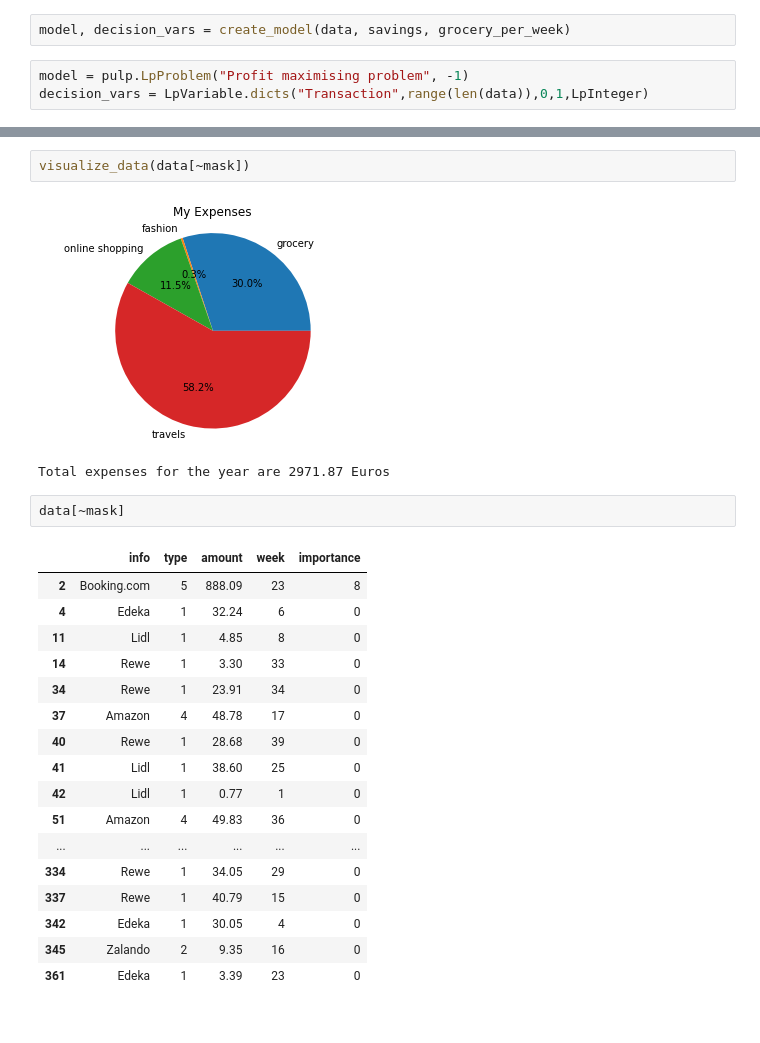
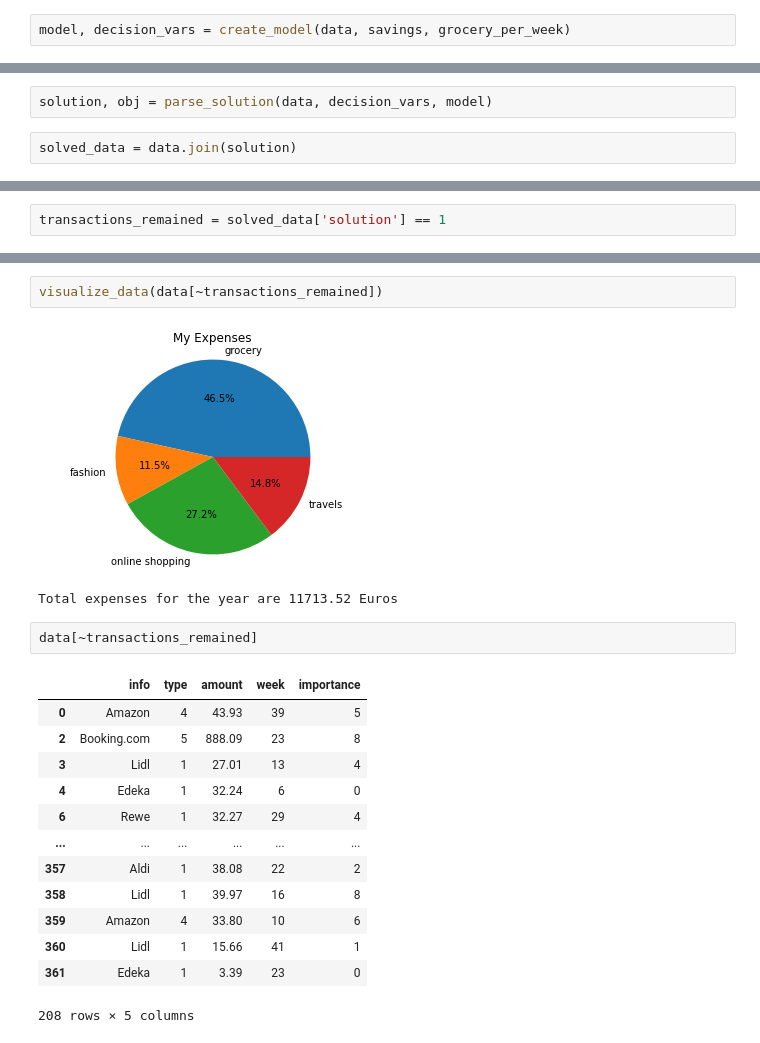
Before and after one commit to nonvisual/budget_optimization, a Jupyter notebook: Bank_account_optimization.ipynb, the cells around one changed output, grey strips where cells are left out. Saved outputs shown, nothing was run; the diff lists cells and outputs as text.

Commit message:
Extracted visualization, refactored notebook

```diff
--- a/Bank_account_optimization.ipynb
+++ b/Bank_account_optimization.ipynb
@@ -65,5 +61,2 @@ grocery_per_week = 50.0
 # %%
 model, decision_vars = create_model(data, savings, grocery_per_week)
-# %%
-model = pulp.LpProblem("Profit maximising problem", -1)
-decision_vars = LpVariable.dicts("Transaction",range(len(data)),0,1,LpInteger)
@@ -84,0 +67,4 @@ mask = np.array([True if decision_vars[t].varValue > 0.5 else False for t in ran
+# %%
+solution, obj = parse_solution(data, decision_vars, model)
+# %%
+solved_data = data.join(solution)
@@ -85 +77,3 @@ mask = np.array([True if decision_vars[t].varValue > 0.5 else False for t in ran
+# %%
+transactions_remained = solved_data['solution'] == 1
 # %%
@@ -90,25 +95,21 @@ Total expenses for the year are 26309.48 Euros
 # %%
-visualize_data(data[~mask])
+visualize_data(data[~transactions_remained])
 # %% [output]
-[figure, old version]
+[figure, new version]
-Total expenses for the year are 2971.87 Euros
+Total expenses for the year are 11713.52 Euros
 # %%
-data[~mask]
+data[~transactions_remained]
 # %% [output]
 |  | info | type | amount | week | importance |
+| 0 | Amazon | 4 | 43.93 | 39 | 5 |
 | 2 | Booking.com | 5 | 888.09 | 23 | 8 |
+| 3 | Lidl | 1 | 27.01 | 13 | 4 |
 | 4 | Edeka | 1 | 32.24 | 6 | 0 |
-| 11 | Lidl | 1 | 4.85 | 8 | 0 |
-| 14 | Rewe | 1 | 3.30 | 33 | 0 |
-| 34 | Rewe | 1 | 23.91 | 34 | 0 |
-| 37 | Amazon | 4 | 48.78 | 17 | 0 |
-| 40 | Rewe | 1 | 28.68 | 39 | 0 |
-| 41 | Lidl | 1 | 38.60 | 25 | 0 |
-| 42 | Lidl | 1 | 0.77 | 1 | 0 |
-| 51 | Amazon | 4 | 49.83 | 36 | 0 |
+| 6 | Rewe | 1 | 32.27 | 29 | 4 |
 | ... | ... | ... | ... | ... | ... |
-| 334 | Rewe | 1 | 34.05 | 29 | 0 |
-| 337 | Rewe | 1 | 40.79 | 15 | 0 |
-| 342 | Edeka | 1 | 30.05 | 4 | 0 |
-| 345 | Zalando | 2 | 9.35 | 16 | 0 |
+| 357 | Aldi | 1 | 38.08 | 22 | 2 |
+| 358 | Lidl | 1 | 39.97 | 16 | 8 |
+| 359 | Amazon | 4 | 33.80 | 10 | 6 |
+| 360 | Lidl | 1 | 15.66 | 41 | 1 |
 | 361 | Edeka | 1 | 3.39 | 23 | 0 |
+208 rows × 5 columns
```
Also changed, not shown: parts of 16 cells of this notebook, 5 other files.
